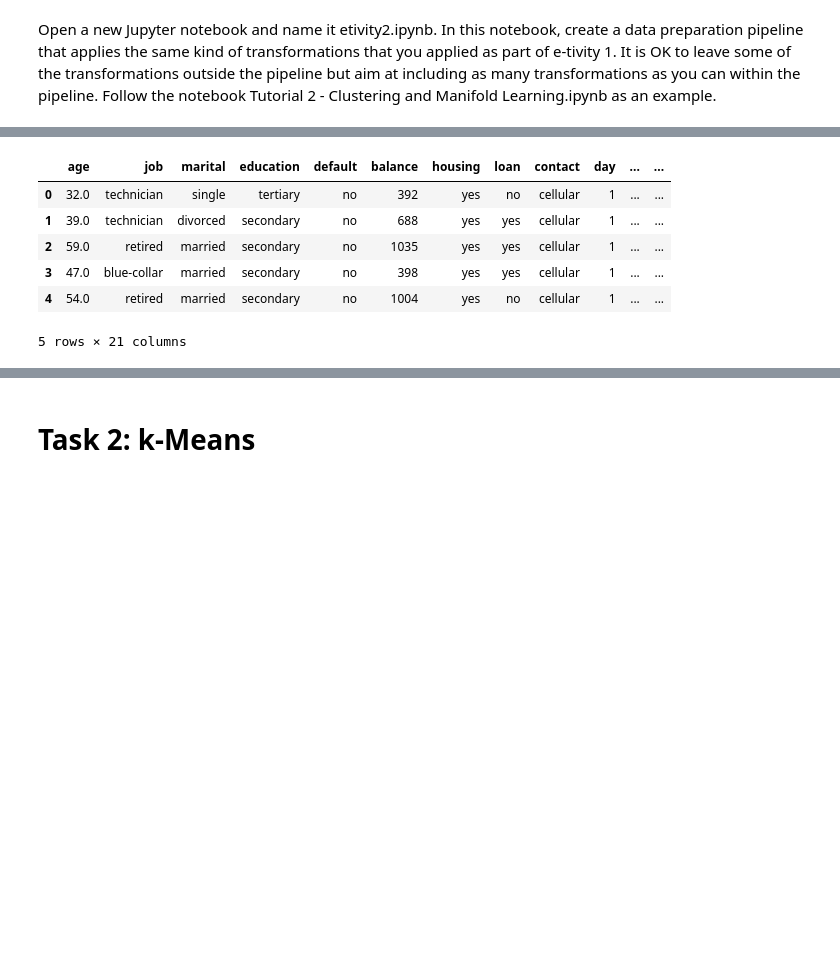
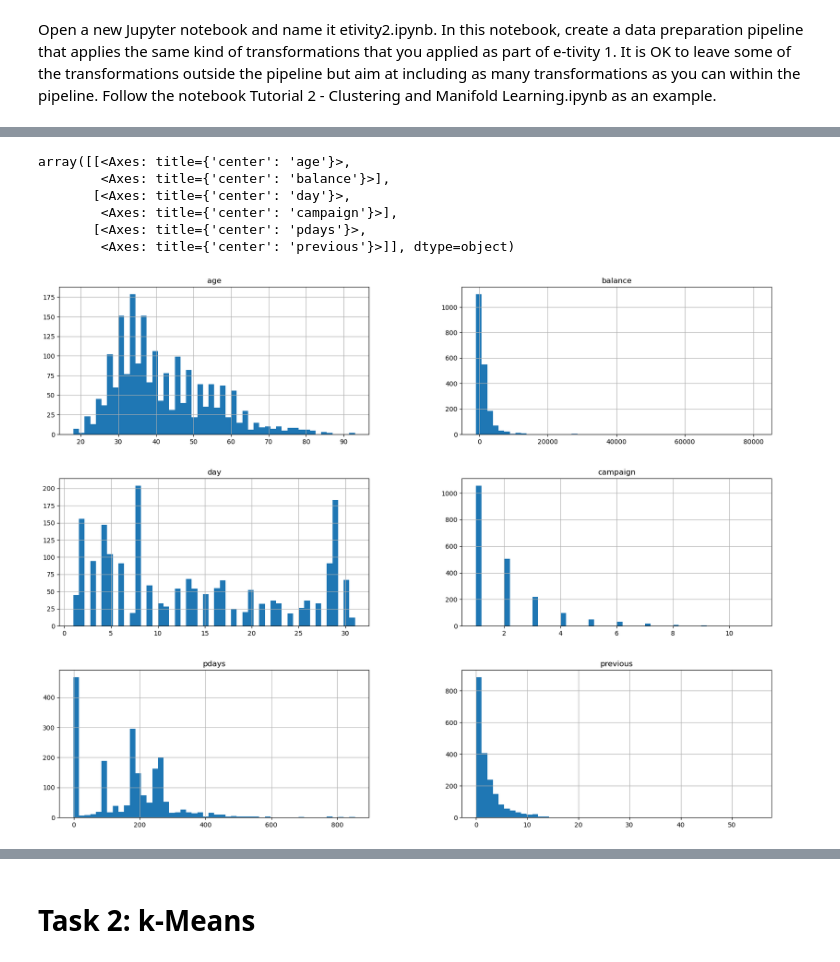
Before and after one commit to brian-mortimer/cs5062-etivity2, a Jupyter notebook: etivity2.ipynb, the cells around one changed output, grey strips where cells are left out. Saved outputs shown, nothing was run; the diff lists cells and outputs as text; code cells hidden in the pictures; blank space fills up the shorter version.

```diff
--- a/etivity2.ipynb
+++ b/etivity2.ipynb
@@ -60,6 +64,9 @@ Open a new Jupyter notebook and name it etivity2.ipynb. In this notebook, create
 # %%
 # Copy the original dataframe
 df = original_df.copy()
+# %%
+# Drop Subscibed and duration columns
+df.drop(columns=['subscribed', 'duration'], inplace=True)
 # %%
 # Fill null values with unknown
 df.fillna({'job':"unknown", "education": "unknown", "poutcome": "unknown"}, inplace=True)
@@ -170,10 +95,0 @@ df = df.drop(columns=['max_days', "month_num"], axis=1)
-# %%
-df.head()
-# %% [output]
-|  | age | job | marital | education | default | balance | housing | loan | contact | day | ... | ... |
-| 0 | 32.0 | technician | single | tertiary | no | 392 | yes | no | cellular | 1 | ... | ... |
-| 1 | 39.0 | technician | divorced | secondary | no | 688 | yes | yes | cellular | 1 | ... | ... |
-| 2 | 59.0 | retired | married | secondary | no | 1035 | yes | yes | cellular | 1 | ... | ... |
-| 3 | 47.0 | blue-collar | married | secondary | no | 398 | yes | yes | cellular | 1 | ... | ... |
-| 4 | 54.0 | retired | married | secondary | no | 1004 | yes | no | cellular | 1 | ... | ... |
-5 rows × 21 columns
@@ -213,6 +95,0 @@ pipeline = Pipeline(steps=[
-# %%
-# Fit the pipeline to the data
-pipeline.fit(df)
-
-# Transform the data
-X_transformed = pipeline.transform(df)
@@ -222,0 +96,10 @@ X_scaled = scaler.fit_transform(X_transformed)
+# %%
+df.hist(bins=50, figsize=(20, 15))
+# %% [output]
+array([[<Axes: title={'center': 'age'}>,
+        <Axes: title={'center': 'balance'}>],
+       [<Axes: title={'center': 'day'}>,
+        <Axes: title={'center': 'campaign'}>],
+       [<Axes: title={'center': 'pdays'}>,
+        <Axes: title={'center': 'previous'}>]], dtype=object)
+[figure, added]
```
Also changed, not shown: parts of 34 cells of this notebook.
